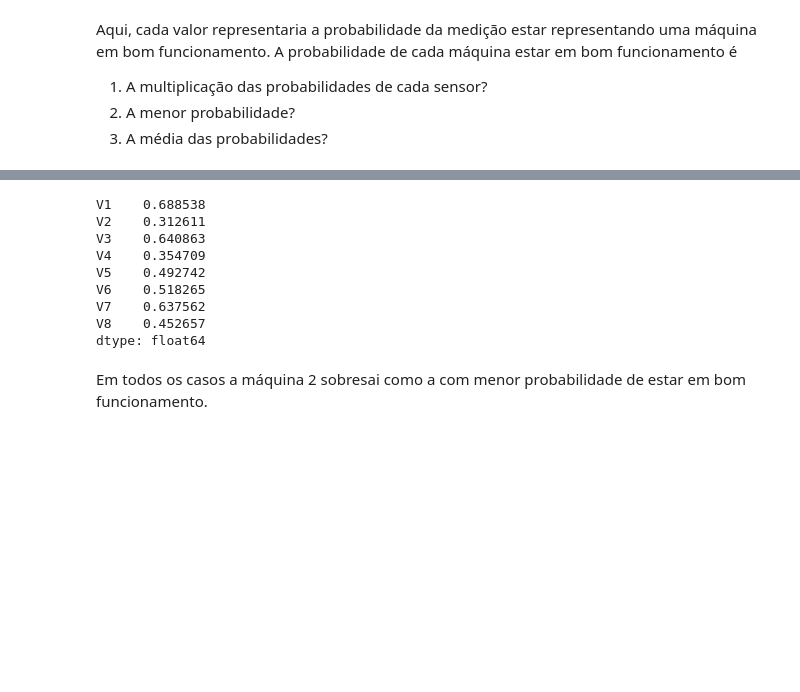
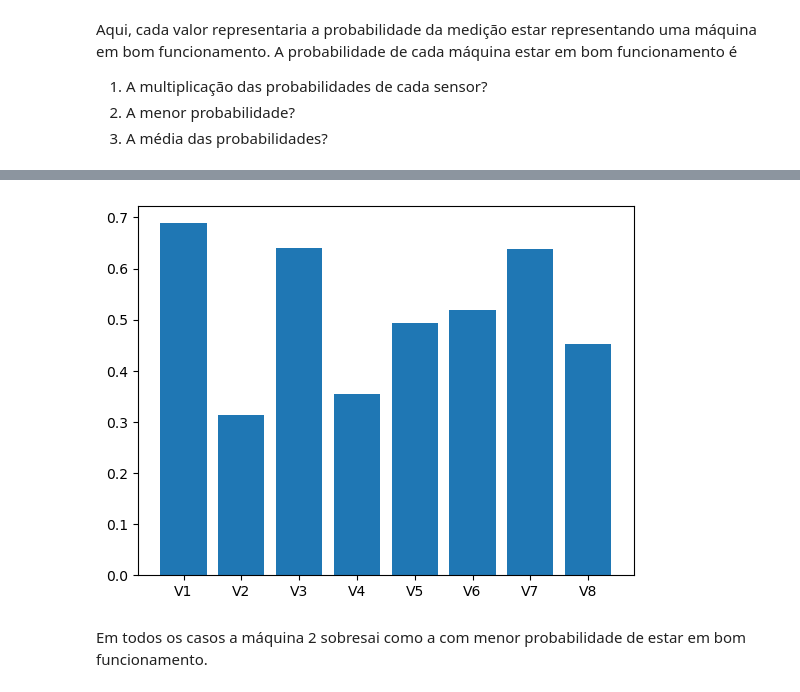
Before and after one commit to nikinuk/Exercicio_Sensores, a Jupyter notebook: Exercicio_2408.ipynb, the cells around one changed output, grey strips where cells are left out. Saved outputs shown, nothing was run; the diff lists cells and outputs as text; code cells hidden in the pictures; blank space fills up the shorter version.

```diff
--- a/Exercicio_2408.ipynb
+++ b/Exercicio_2408.ipynb
@@ -177,16 +167,9 @@ dtype: float64
 # %%
 # 3 - Media das probs
-
-probs.mean()
+fig, ax = plt.subplots()
+ax.bar(probs.mean().index,probs.mean().values)
+plt.show()
 # %% [output]
-V1    0.688538
-V2    0.312611
-V3    0.640863
-V4    0.354709
-V5    0.492742
-V6    0.518265
-V7    0.637562
-V8    0.452657
-dtype: float64
+[figure, added]
 # %% [markdown]
 Em todos os casos a máquina 2 sobresai como a com menor probabilidade de estar em bom funcionamento.
```
Also changed, not shown: parts of 2 cells of this notebook.
